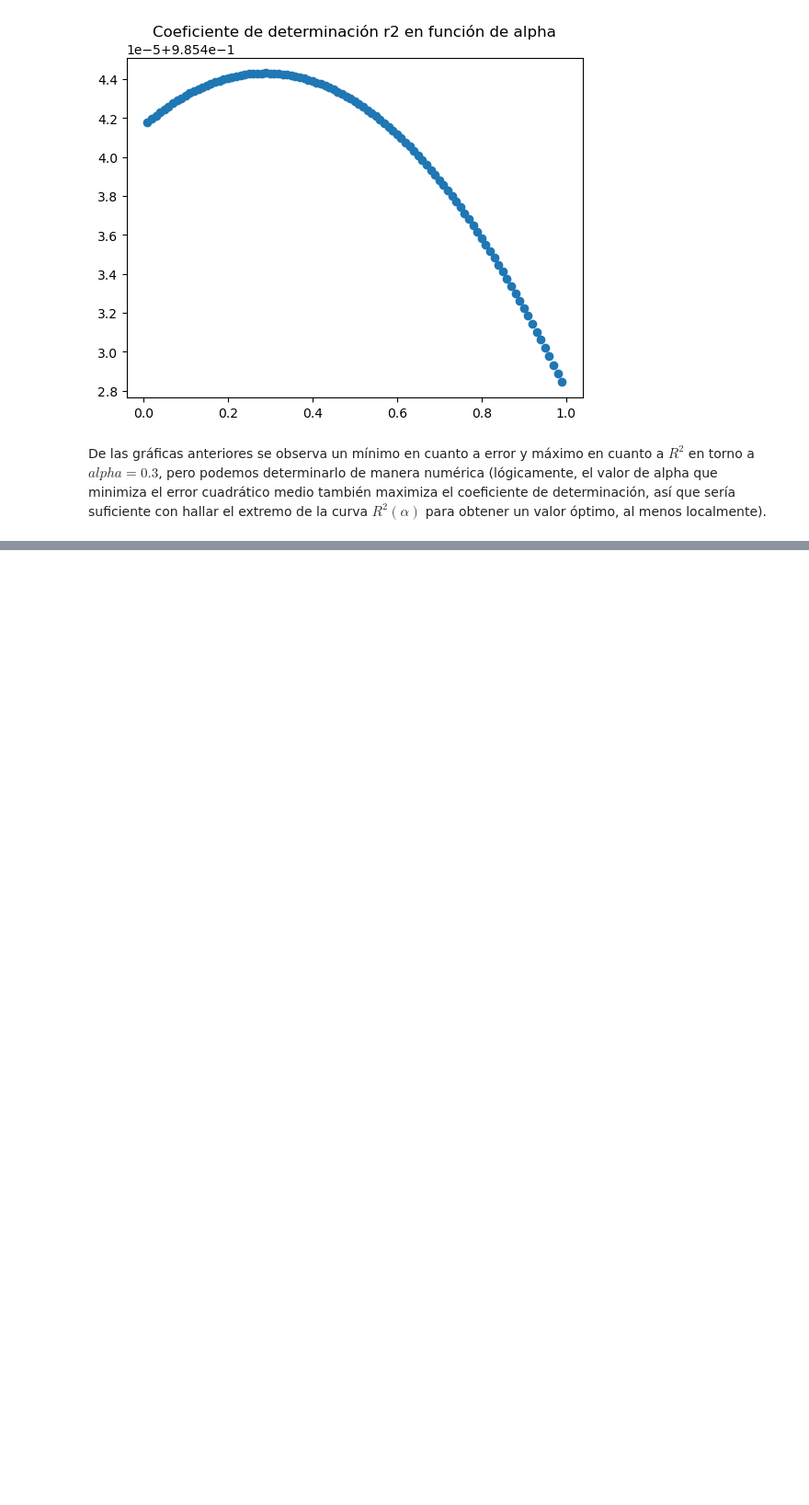
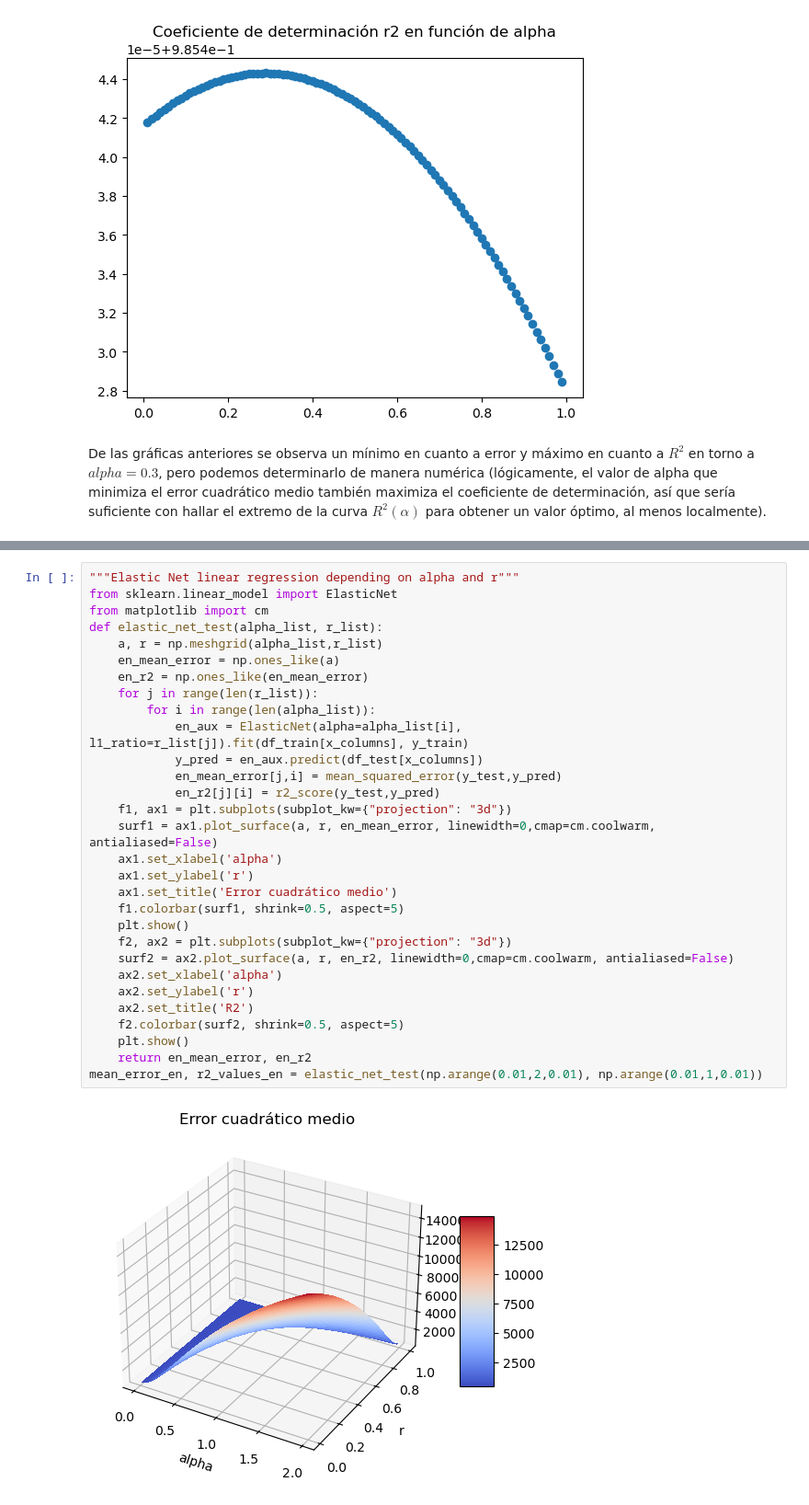
Before and after one commit to goezrro/master_jupyter_lab, a Jupyter notebook: Tec_Mult_ML/lab1/gomez_del_hierro_laboratorio.ipynb, the cells around one changed output, grey strips where cells are left out. Shown: that part at 92% size. Drawn from its saved outputs; the diff is of its cells as text; blank space fills up the shorter version.

```diff
--- a/Tec_Mult_ML/lab1/gomez_del_hierro_laboratorio.ipynb
+++ b/Tec_Mult_ML/lab1/gomez_del_hierro_laboratorio.ipynb
@@ -285,0 +414,32 @@ El error cuadrático medio para la regresión de Ridge y alpha óptimo es: 462.6
+# %%
+"""Elastic Net linear regression depending on alpha and r"""
+from sklearn.linear_model import ElasticNet
+from matplotlib import cm
+def elastic_net_test(alpha_list, r_list):
+    a, r = np.meshgrid(alpha_list,r_list)
+    en_mean_error = np.ones_like(a)
+    en_r2 = np.ones_like(en_mean_error)
+    for j in range(len(r_list)):
+        for i in range(len(alpha_list)):
+            en_aux = ElasticNet(alpha=alpha_list[i], l1_ratio=r_list[j]).fit(df_train[x_columns], y_train)
+            y_pred = en_aux.predict(df_test[x_columns])
+            en_mean_error[j,i] = mean_squared_error(y_test,y_pred)
+            en_r2[j][i] = r2_score(y_test,y_pred)
+    f1, ax1 = plt.subplots(subplot_kw={"projection": "3d"})
+    surf1 = ax1.plot_surface(a, r, en_mean_error, linewidth=0,cmap=cm.coolwarm, antialiased=False)
+    ax1.set_xlabel('alpha')
+    ax1.set_ylabel('r')
+    ax1.set_title('Error cuadrático medio')
+    f1.colorbar(surf1, shrink=0.5, aspect=5)
+    plt.show()
+    f2, ax2 = plt.subplots(subplot_kw={"projection": "3d"})
+    surf2 = ax2.plot_surface(a, r, en_r2, linewidth=0,cmap=cm.coolwarm, antialiased=False)
+    ax2.set_xlabel('alpha')
+    ax2.set_ylabel('r')
+    ax2.set_title('R2')
+    f2.colorbar(surf2, shrink=0.5, aspect=5)
+    plt.show()
+    return en_mean_error, en_r2
+mean_error_en, r2_values_en = elastic_net_test(np.arange(0.01,2,0.01), np.arange(0.01,1,0.01))
+# %% [output]
+[figure, added]
```
Also changed, not shown: parts of 34 cells of this notebook, 3 other files.
